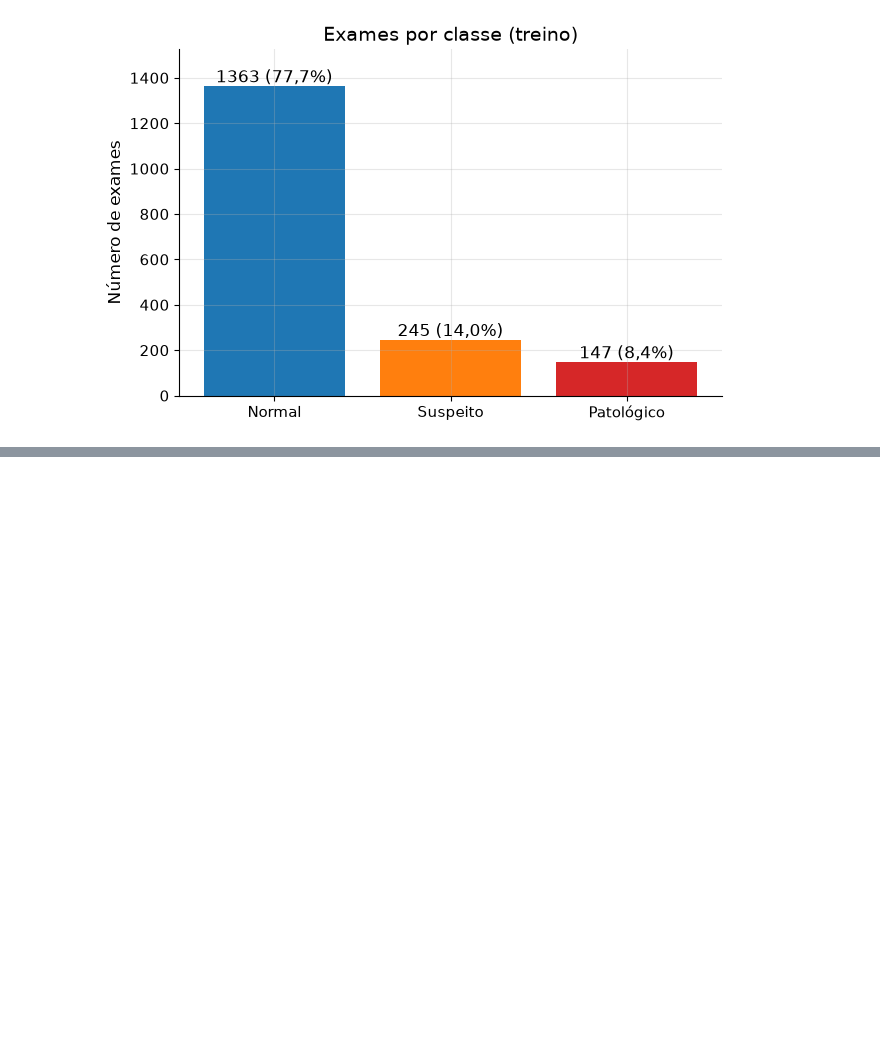
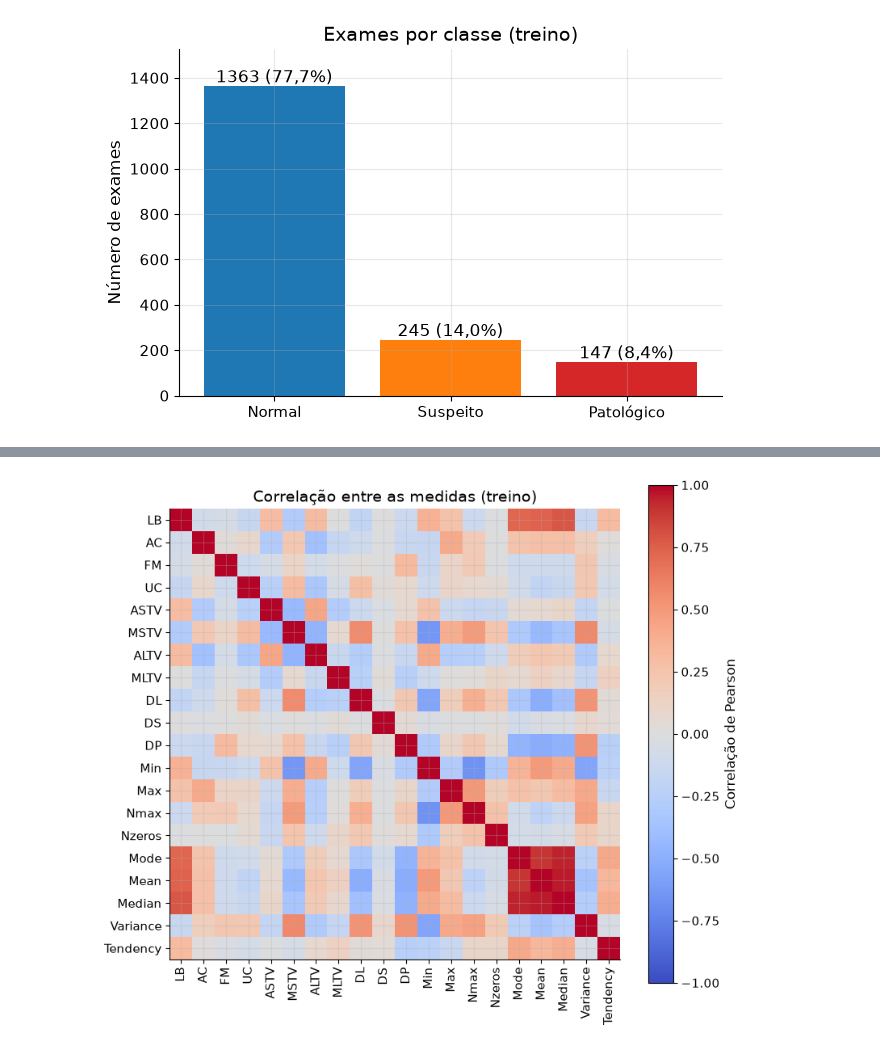
Before and after one commit to ml1-impatech/statstech-analise, a Jupyter notebook: notebooks/ctg_exploration.ipynb, the cells around one changed output, grey strips where cells are left out. Cells and saved outputs as stored; diff of their text form; code cells hidden in the pictures; blank space fills up the shorter version.

```diff
--- a/notebooks/ctg_exploration.ipynb
+++ b/notebooks/ctg_exploration.ipynb
@@ -77,0 +102,18 @@ DS, Patológico: 1 linhas diferentes de zero, variância 7.86e-09
+# %%
+# Célula 6 - matriz de correlação
+# gera (ctg_correlacao.png)
+
+corr = np.corrcoef(X, rowvar=False)
+assert corr.shape == (len(names), len(names))
+assert not np.isnan(corr).any()
+
+fig, ax = plt.subplots(figsize=(9, 8))
+im = ax.imshow(corr, vmin=-1, vmax=1, cmap="coolwarm")
+ax.set_xticks(range(len(names)), names, rotation=90)
+ax.set_yticks(range(len(names)), names)
+fig.colorbar(im, ax=ax, label="Correlação de Pearson")
+ax.set_title("Correlação entre as medidas (treino)")
+save_figure(fig, "ctg_correlacao")
+plt.show()
+# %% [output]
+[figure, added]
```
Also changed, not shown: parts of 6 cells of this notebook, 3 other files.
